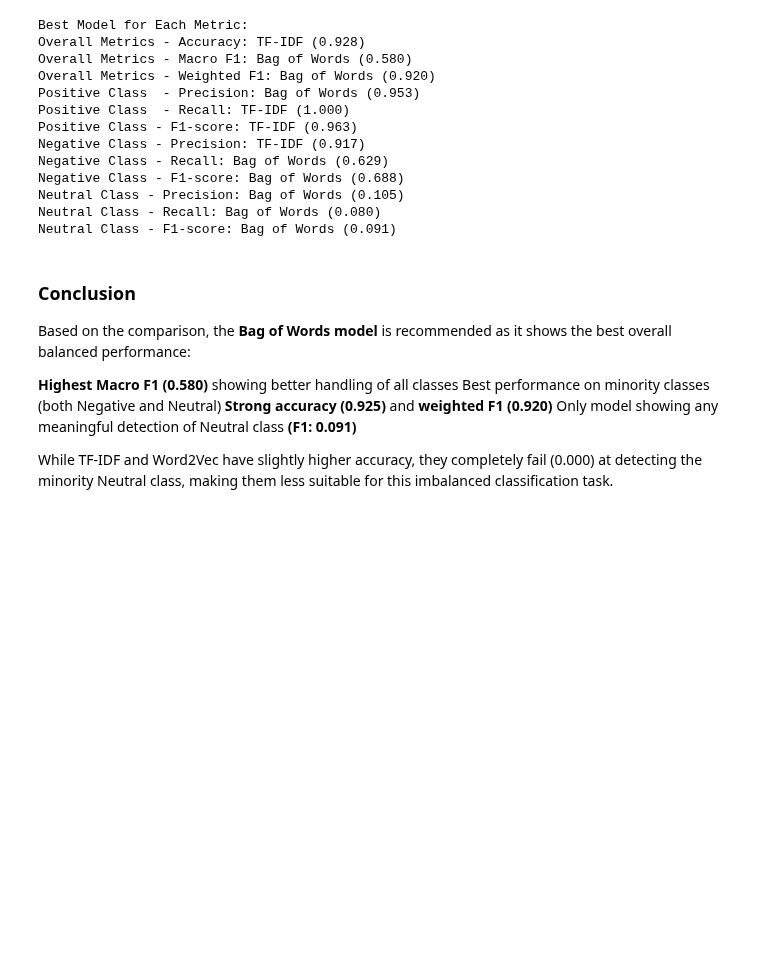
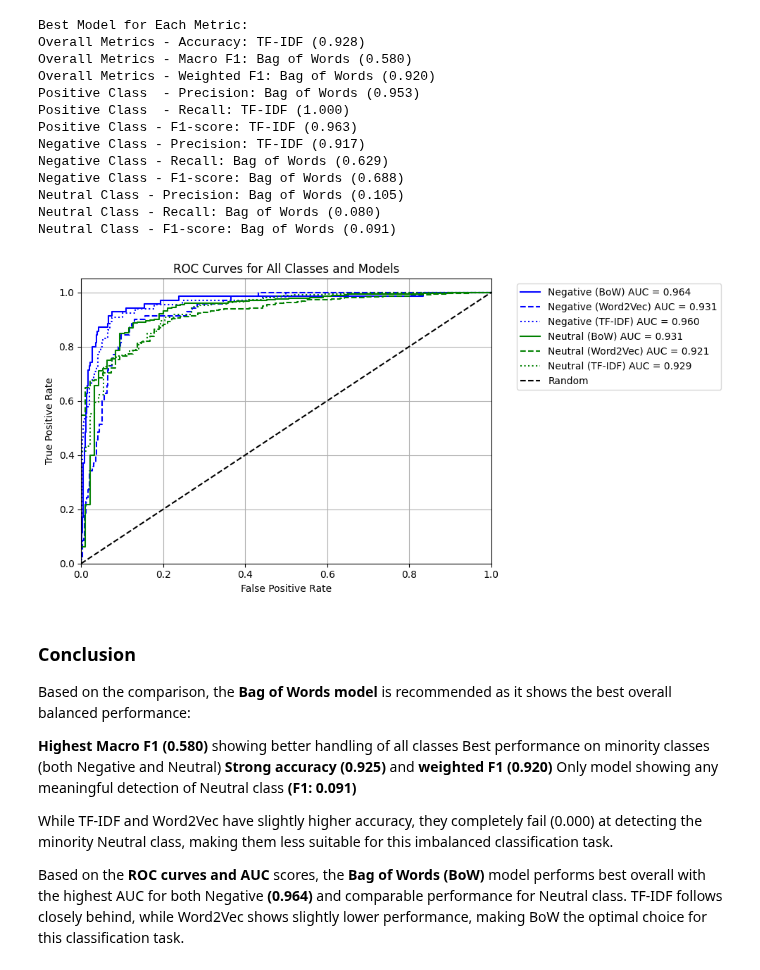
Before and after one commit to Jianting-Selina/CSCN8010_practical_lab, a Jupyter notebook: FinalProjectApplying NLP.ipynb, the cells around one changed output. Drawn from its saved outputs; the diff is of its cells as text; code cells hidden in the pictures; blank space fills up the shorter version.

```diff
--- a/FinalProjectApplying NLP.ipynb
+++ b/FinalProjectApplying NLP.ipynb
@@ -812,6 +814,68 @@ Negative Class - F1-score: Bag of Words (0.688)
 Neutral Class - Precision: Bag of Words (0.105)
 Neutral Class - Recall: Bag of Words (0.080)
 Neutral Class - F1-score: Bag of Words (0.091)
+# %%
+import numpy as np
+from sklearn.metrics import roc_curve, auc
+import matplotlib.pyplot as plt
+
+def plot_roc_curves(y_test_bow, y_pred_proba_bow,
+                   y_test_w2v, y_pred_proba_w2v,
+                   y_test_tfidf, y_pred_proba_tfidf):
+
+    # Simplified ROC plot focusing on minority classes only
+    plt.figure(figsize=(10, 5))
+
+    # Plot only Negative and Neutral classes
+    classes = ['Negative', 'Neutral']
+    colors = ['blue', 'green']
+    models = ['BoW', 'Word2Vec', 'TF-IDF']
+    line_styles = ['-', '--', ':']
+
+    # Plot ROC curve for each class and each model
+    for i, class_name in enumerate(classes):
+        # BoW
+        fpr, tpr, _ = roc_curve(y_test_bow == i, y_pred_proba_bow[:, i])
+        roc_auc = auc(fpr, tpr)
+        plt.plot(fpr, tpr, color=colors[i], linestyle=line_styles[0],
+                label=f'{class_name} (BoW) AUC = {roc_auc:.3f}')
+
+        # Word2Vec
+        fpr, tpr, _ = roc_curve(y_test_w2v == i, y_pred_proba_w2v[:, i])
+        roc_auc = auc(fpr, tpr)
+        plt.plot(fpr, tpr, color=colors[i], linestyle=line_styles[1],
+                label=f'{class_name} (Word2Vec) AUC = {roc_auc:.3f}')
+
+        # TF-IDF
+        fpr, tpr, _ = roc_curve(y_test_tfidf == i, y_pred_proba_tfidf[:, i])
+        roc_auc = auc(fpr, tpr)
+        plt.plot(fpr, tpr, color=colors[i], linestyle=line_styles[2],
+                label=f'{class_name} (TF-IDF) AUC = {roc_auc:.3f}')
+
+    # Add diagonal line
+    plt.plot([0, 1], [0, 1], 'k--', label='Random')
+
+    plt.xlim([0.0, 1.0])
+    plt.ylim([0.0, 1.05])
+    plt.xlabel('False Positive Rate')
+    plt.ylabel('True Positive Rate')
+    plt.title('ROC Curves for All Classes and Models')
+    plt.legend(bbox_to_anchor=(1.05, 1), loc='upper left')
+    plt.grid(True)
+    plt.tight_layout()
+    plt.show()
+
+# Get probability predictions for each model
+y_bow_proba = bow_model.predict_proba(X_bow_test)
+y_w2v_proba = w2v_model.predict_proba(X_w2v_test)
+y_tfidf_proba = tfidf_model.predict_proba(X_tfidf_test)
+
+# Plot ROC curves
+plot_roc_curves(y_bow_test, y_bow_proba,
+                y_w2v_test, y_w2v_proba,
+                y_tfidf_test, y_tfidf_proba)
+# %% [output]
+[figure, added]
 # %% [markdown]
 ### Conclusion
 Based on the comparison, the **Bag of Words model** is recommended as it shows the best overall balanced performance:
@@ -822,3 +886,5 @@ Best performance on minority classes (both Negative and Neutral)
 Only model showing any meaningful detection of Neutral class **(F1: 0.091)**
 
 While TF-IDF and Word2Vec have slightly higher accuracy, they completely fail (0.000) at detecting the minority Neutral class, making them less suitable for this imbalanced classification task.
+
+Based on the **ROC curves and AUC** scores, the **Bag of Words (BoW)** model performs best overall with the highest AUC for both Negative **(0.964)** and comparable performance for Neutral class. TF-IDF follows closely behind, while Word2Vec shows slightly lower performance, making BoW the optimal choice for this classification task.
```
Also changed, not shown: parts of 1 cell of this notebook.
